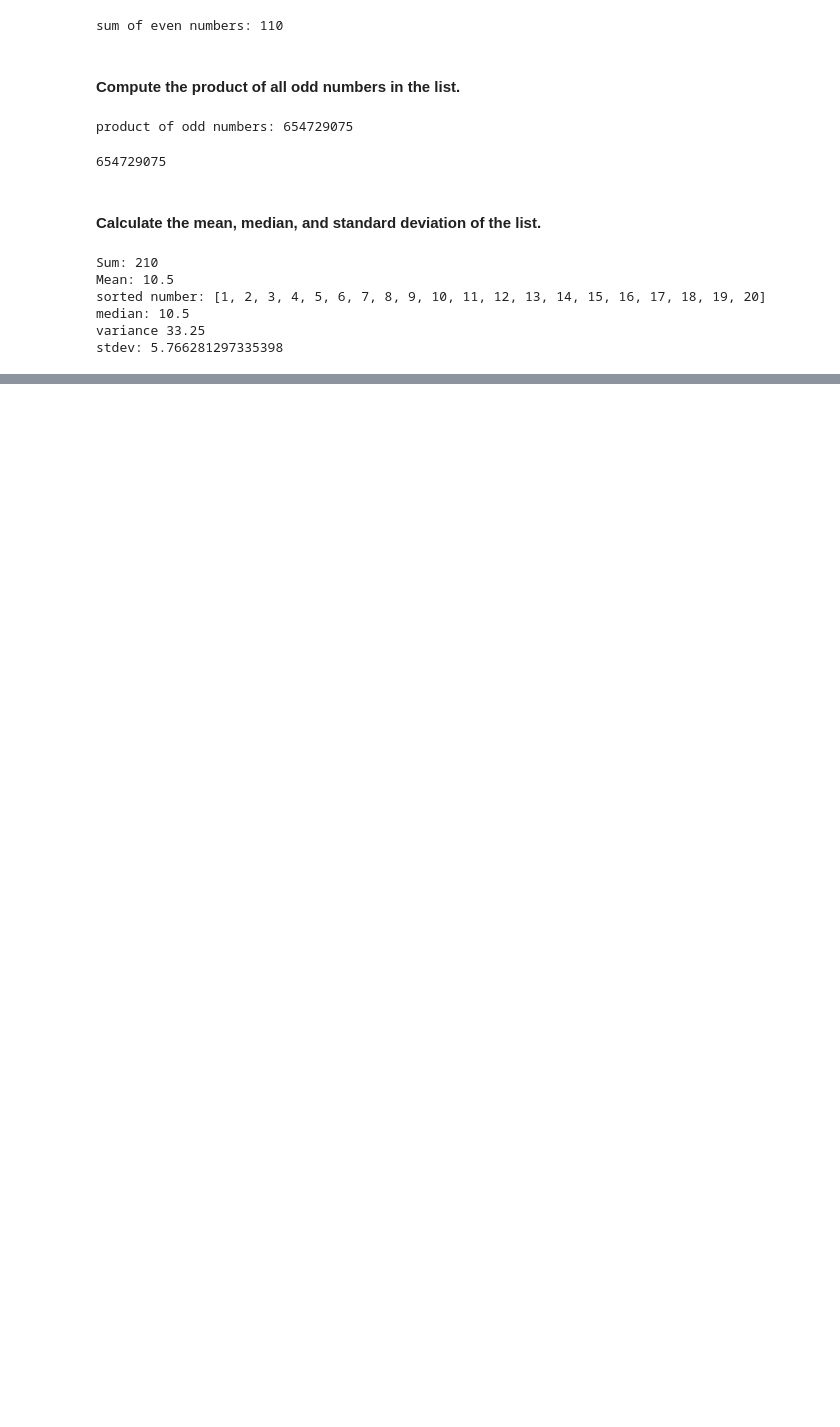
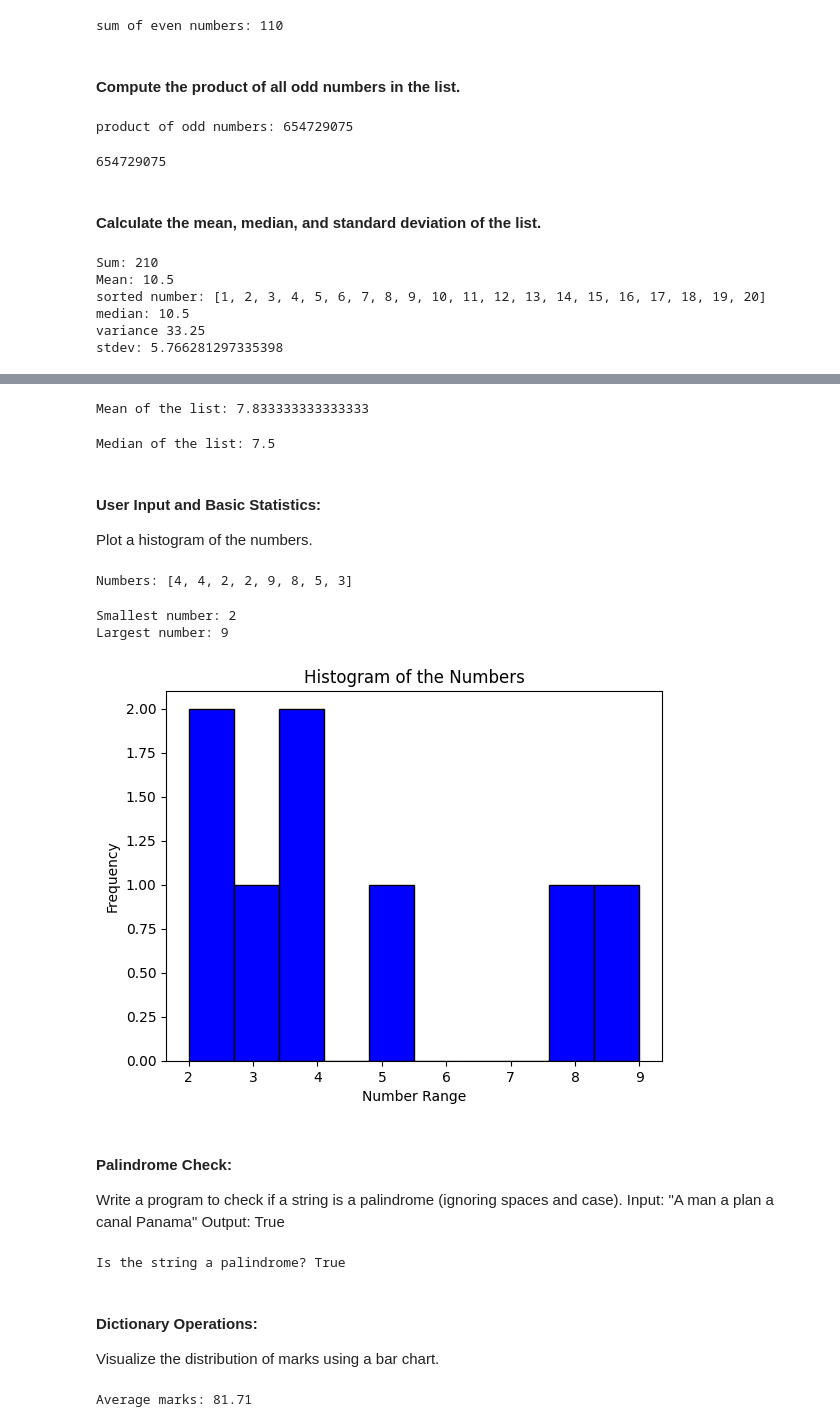
Before and after one commit to rishabh-mondal/Project-Euler-in-Python, a Jupyter notebook: python_basics.ipynb, the cells around one changed output, grey strips where cells are left out. Saved outputs shown, nothing was run; the diff lists cells and outputs as text; code cells hidden in the pictures; blank space fills up the shorter version.

```diff
--- a/python_basics.ipynb
+++ b/python_basics.ipynb
@@ -80,0 +179,74 @@ stdev: 5.766281297335398
+# %%
+mean = sum(numbers) / len(numbers)
+print("Mean of the list:", mean)
+# %% [output]
+Mean of the list: 7.833333333333333
+# %%
+sorted_list = sorted(numbers)
+
+n = len(sorted_list)
+if n % 2 == 1:
+    median = sorted_list[n // 2]
+else:
+    median = (sorted_list[n // 2 - 1] + sorted_list[n // 2]) / 2
+
+print("Median of the list:", median)
+# %% [output]
+Median of the list: 7.5
+# %% [markdown]
+#### User Input and Basic Statistics:
+Plot a histogram of the numbers.
+# %%
+
+
+### Write a program to read a comma-separated list of numbers from the user (e.g., “10, 20, 30, 40”).
+user_input=input('enter numbers')
+numbers=[int(x) for x in user_input.split(',')]
+print('Numbers:',numbers)
+
+### Calculate the mean of the numbers.
+def calculate_mean(numbers):
+    return sum(numbers) / len(numbers)
+mean=calculate_mean(numbers)
+# %% [output]
+Numbers: [4, 4, 2, 2, 9, 8, 5, 3]
+# %%
+#### Identify and print the smallest and largest numbers.
+# Identify smallest and largest numbers
+smallest = min(numbers)
+largest = max(numbers)
+print(f"Smallest number: {smallest}")
+print(f"Largest number: {largest}")
+# %% [output]
+Smallest number: 2
+Largest number: 9
+# %%
+# Plot a histogram of the numbers
+plt.hist(numbers, bins=10, color='blue', edgecolor='black')
+plt.title('Histogram of the Numbers')
+plt.xlabel('Number Range')
+plt.ylabel('Frequency')
+plt.show()
+# %% [output]
+[figure, added]
+# %% [markdown]
+#### Palindrome Check:
+Write a program to check if a string is a palindrome (ignoring spaces and case).
+Input: "A man a plan a canal Panama"
+Output: True
+# %%
+def plaindrome_check(s):
+    clear_string=''.join(char.lower() for char in s if char.isalnum())
+
+    return clear_string==clear_string[::-1]
+
+string = "A man a plan a canal Panama"
+
+result=plaindrome_check(string)
+print(f"Is the string a palindrome? {result}")
+# %% [output]
+Is the string a palindrome? True
+# %% [markdown]
+#### Dictionary Operations:
+
+Visualize the distribution of marks using a bar chart.
@@ -80,0 +264,6 @@ stdev: 5.766281297335398
+# %%
+#### Compute the average marks.
+average_marks = sum(student_marks.values()) / len(student_marks)
+print(f"Average marks: {average_marks:.2f}")
+# %% [output]
+Average marks: 81.71
```
Also changed, not shown: parts of 29 cells of this notebook.
